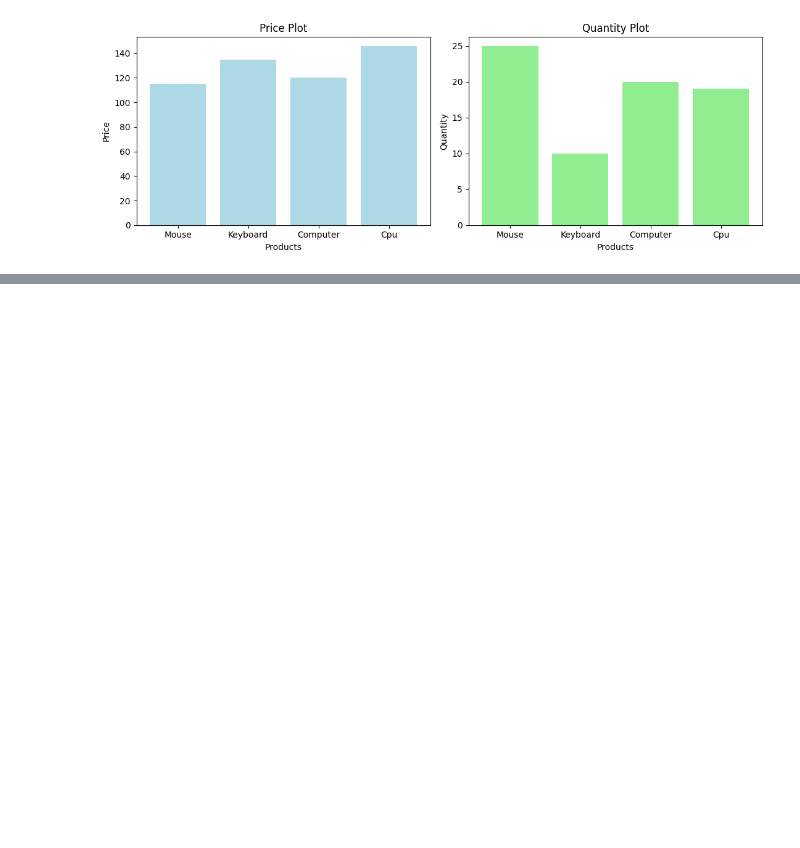
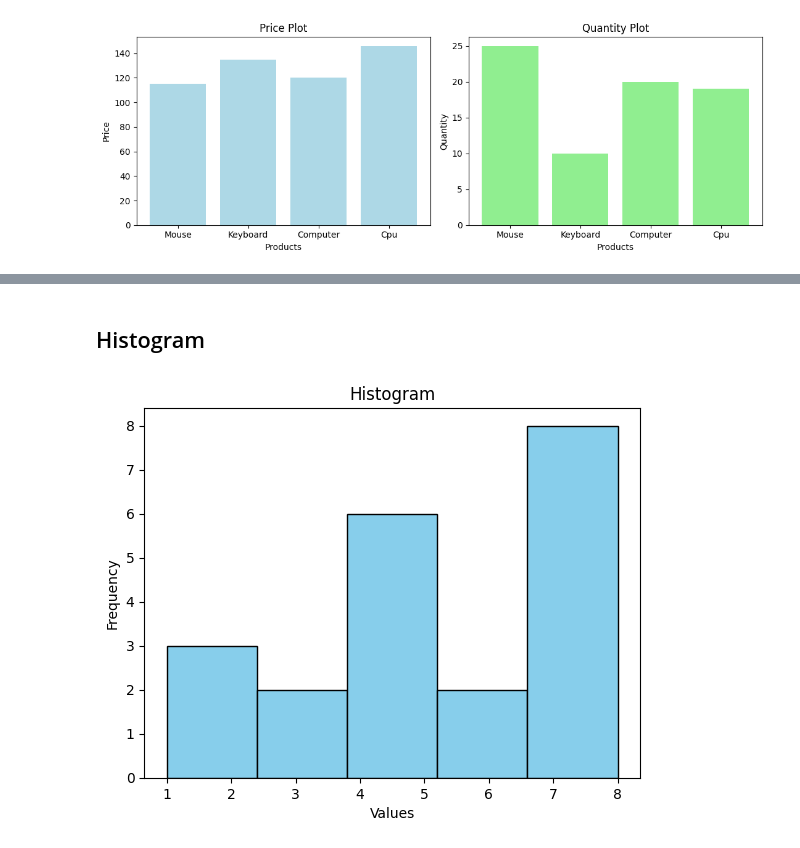
Before and after one commit to Prathaam08/Machine_Learning, a Jupyter notebook: Matplotlib/matplotlib.ipynb, the cells around one changed output, grey strips where cells are left out. Cells and saved outputs as stored; diff of their text form; code cells hidden in the pictures; blank space fills up the shorter version.

```diff
--- a/Matplotlib/matplotlib.ipynb
+++ b/Matplotlib/matplotlib.ipynb
@@ -159,0 +191,15 @@ plt.show()
+# %% [markdown]
+## Histogram
+# %%
+data = [1,2,2,3,3,4,4,4,4,5,5,6,6,7,7,7,7,8,8,8,8]
+
+plt.hist(data , bins = 5 , color='skyblue' , edgecolor = 'black')
+plt.title('Histogram')
+plt.xlabel('Values')
+plt.ylabel('Frequency')
+
+
+
+plt.show()
+# %% [output]
+[figure, added]
```
Also changed, not shown: parts of 8 cells of this notebook.
